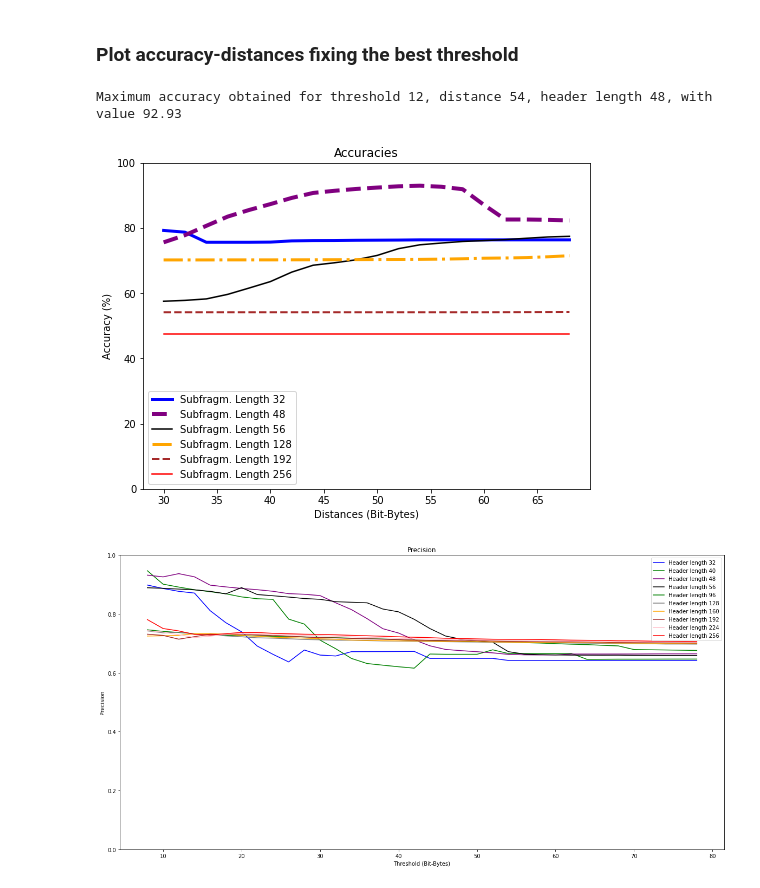
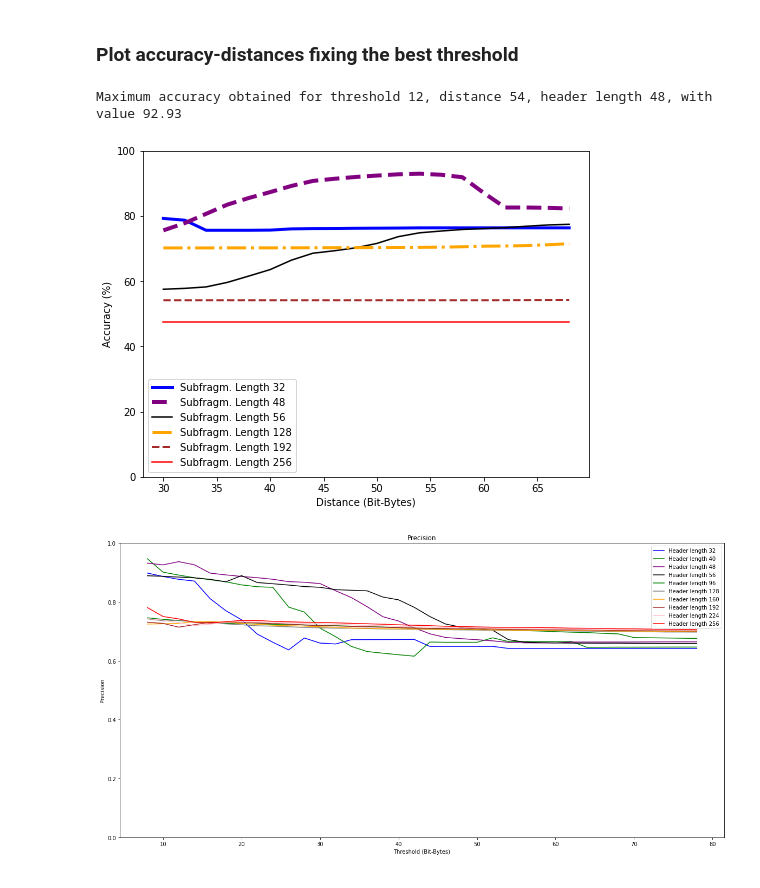
Before and after one commit to gomitolof/DAA-for-Ransomware-detection, a Jupyter notebook: models_mix/2F_mix.ipynb, the cells around one changed output. Saved outputs shown, nothing was run; the diff lists cells and outputs as text; code cells hidden in the pictures.

Commit message:
Removed title, corrected to Distance

```diff
--- a/models_mix/2F_mix.ipynb
+++ b/models_mix/2F_mix.ipynb
@@ -290,32 +290,32 @@ Maximum accuracy obtained for threshold 12, distance 54, header length 48, with
 # %%
 ind = np.unravel_index(np.argmax(acc_des, axis=None), acc_des.shape)
 t = ind[0]
 print("Maximum accuracy obtained for threshold %2d, distance %2d, header length %2d, with value %3.2f" % (thresholds[ind[0]], distances[ind[1]], 8*(ind[2]+1), acc_des[ind]))
 
 # Accuracy = (TP+TN)/(TP+TN+FP+FN)
 hl_dist = acc_des.transpose()
 
 # Plot of the accuracies obtained using different threshold and different header lengths
 plt.figure(figsize=(8,6))
-plt.title("Accuracies")
-plt.xlabel("Distances (Bit-Bytes)")
+#plt.title("Accuracies")
+plt.xlabel("Distance (Bit-Bytes)")
 plt.ylabel("Accuracy (%)")
 plt.plot(distances, hl_dist[3,:,t], color="blue",linewidth=3,linestyle='-', label="Subfragm. Length 32")
 #plt.plot(thresholds, hl_thresh[4][d], color="green", label="Length 40")
 plt.plot(distances, hl_dist[5,:,t], color="purple",linewidth=4,linestyle='--', label="Subfragm. Length 48")
 plt.plot(distances, hl_dist[6,:,t], color="black",linewidth=1.5,linestyle='-', label="Subfragm. Length 56")
 plt.plot(distances, hl_dist[15,:,t], color="orange",linewidth=3,linestyle='-.', label="Subfragm. Length 128")
 #plt.plot(thresholds, hl_thresh[19][d], color="orange", label="Fragm. length 160")
 plt.plot(distances, hl_dist[23,:,t], color="brown",linewidth=2,linestyle='--', label="Subfragm. Length 192")
 #plt.plot(thresholds, hl_thresh[27][d], color="pink", label="Fragm. length 224")
 plt.plot(distances, hl_dist[31,:,t], color="red",linewidth=1.5,linestyle='-', label="Subfragm. Length 256")
 plt.legend()
 plt.ylim([0, 100])
 plt.savefig('../Img/acc_2F_mix_dist.pdf')
 plt.show()
 # %% [output]
 Maximum accuracy obtained for threshold 12, distance 54, header length 48, with value 92.93
-[figure, old version]
+[figure, new version]
 # %%
 #Precision = TP/TP+FP
 
```
Also changed, not shown: 5 other files.
